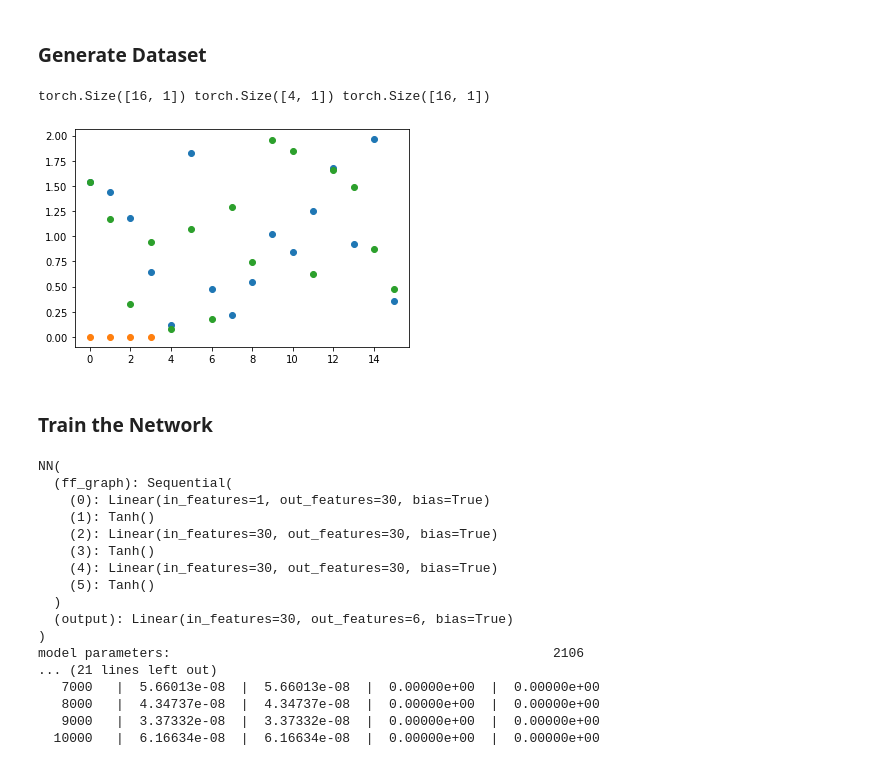
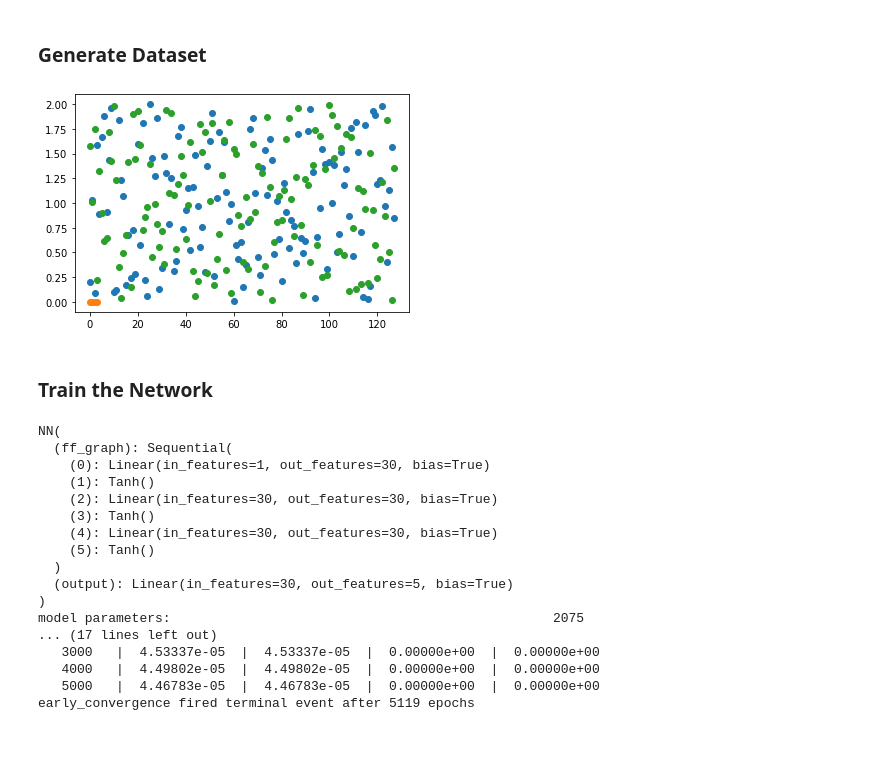
Before and after one commit to timzimm/CompSci, a Jupyter notebook: 02_neural_nets_on_pdes/src/eigenproblems_via_pinn.ipynb, the cells around one changed output. Drawn from its saved outputs; the diff is of its cells as text; code cells hidden in the pictures.

```diff
--- a/02_neural_nets_on_pdes/src/eigenproblems_via_pinn.ipynb
+++ b/02_neural_nets_on_pdes/src/eigenproblems_via_pinn.ipynb
@@ -14,2 +20,11 @@ from pinn import *
+# %%
+plt.style.use('../misc/report.mplstyle')
+
+# Toggle to save plots as pdf
+save=False
+save_dir = "../../../tex/02_neural_nets_on_pdes/img/"
+
+# Some shorthands for figure labels/legends
+MSE = r"$\mathrm{MSE}_\mathcal{V}$"
 # %%
 # Double-precision by default
@@ -56,13 +71,13 @@ def noop(y, tau):
 # %% [markdown]
 ### ODE specification
 # %%
-random_matrix = True
+random_matrix = False
 
 if random_matrix:
     dim = 6
-    A = generate_random_symmetric_matrix(dim)
+    A = generate_random_symmetric_matrix(dim).float()
 else:
-    A = torch.tensor(1/4 * np.array([[1,2,3,4,5],[2,-1,-2,-3,-4],[3,-2,1,1,1],[4,-3,1,0,0],[5,-4,1,0,0]]))
+    A = torch.tensor(1/4 * np.array([[1,2,3,4,5],[2,-1,-2,-3,-4],[3,-2,1,1,1],[4,-3,1,0,0],[5,-4,1,0,0]])).float()
     dim = A.shape[-1]
 
 assert np.allclose(A, A.T, rtol=1e-8, atol=1e-10)
@@ -116,11 +131,11 @@ def trial_function(net_output, tau):
 
 def temporal_sample(T, N_t, N_ic, N_bc, kind="lhs", function=dtau_dt_inv_identity):
     if kind == "lhs":
-        sampler = lambda N: torch.from_numpy(T * LatinHypercube(1).random(n = N))
+        sampler = lambda N: torch.from_numpy(T * LatinHypercube(1).random(n = N)).float()
     elif kind == "uniform":
-        sampler = lambda N: torch.from_numpy(np.linspace(0.01, .99*T, N).reshape(-1,1))
+        sampler = lambda N: torch.from_numpy(np.linspace(0.01, .99*T, N).reshape(-1,1)).float()
     elif kind == "rejection":
-        sampler = lambda N: torch.from_numpy(rejection_sampling(function, n=N, xmin=0.01, xmax=.99*T)).reshape(-1,1)
+        sampler = lambda N: torch.from_numpy(rejection_sampling(function, n=N, xmin=0.01, xmax=.99*T)).reshape(-1,1).float()
 
     #Interior points
     samples_t = sampler(N_t)
@@ -157,30 +171,38 @@ def monitor_eigenvalue_evolution(net):
 ### Generate Dataset
 # %%
 #IBVP parameters
-N_interior =  2**4
-N_bc = 2**4
+N_interior =  2**7
+N_bc = 2**7
 N_ic = 4
 T = 2
 
 # Generate training set
 X_train = temporal_sample(T, N_interior, N_ic, N_bc, kind="lhs")
 t_int, t_ic, t_bc = X_train
-print(t_int.shape, t_ic.shape, t_bc.shape)
 
 # Generate test data
 X_test = temporal_sample(T, N_interior, N_ic, N_bc, kind="lhs")
+t_int, t_ic, t_bc = X_test
 
 plt.scatter(np.arange(len(t_int)), t_int)
 plt.scatter(np.arange(len(t_ic)), t_ic)
 plt.scatter(np.arange(len(t_bc)), t_bc)
 
 plt.show()
 # %% [output]
-torch.Size([16, 1]) torch.Size([4, 1]) torch.Size([16, 1])
-[figure, old version]
+[figure, new version]
 # %% [markdown]
 ### Train the Network
 # %%
+def early_convergence(loss):
+    if np.abs(1.0 - loss / early_convergence.last_loss) < 1e-10:
+        return True
+    else:
+        early_convergence.last_loss = loss
+        return False
+early_convergence.last_loss = np.inf
+early_convergence.terminate = True
+
 hp = {"optimizer":"adam",
       "optimizer_params":{"lr":1e-3},
       "hidden_layers":[30,30,30],
@@ -189,9 +211,10 @@ hp = {"optimizer":"adam",
 
 eigen_nn = PiNN(eigenvector_ode, noop, noop, trial_function,
                 hooks=[monitor_eigenvalue_evolution, monitor_eigenvector_evolution],
+                events_for_loss=[early_convergence],
                 verbose=True, hyperparameters=hp)
 print(eigen_nn)
-eigen_nn.fit(X_train, None)
+eigen_nn.fit(X_train)
 # %% [output]
 NN(
   (ff_graph): Sequential(
@@ -202,11 +225,11 @@ NN(
     (4): Linear(in_features=30, out_features=30, bias=True)
     (5): Tanh()
   )
-  (output): Linear(in_features=30, out_features=6, bias=True)
+  (output): Linear(in_features=30, out_features=5, bias=True)
 )
-model parameters:                                                 2106
-... (21 lines left out)
-   7000   |  5.66013e-08  |  5.66013e-08  |  0.00000e+00  |  0.00000e+00
-   8000   |  4.34737e-08  |  4.34737e-08  |  0.00000e+00  |  0.00000e+00
-   9000   |  3.37332e-08  |  3.37332e-08  |  0.00000e+00  |  0.00000e+00
-  10000   |  6.16634e-08  |  6.16634e-08  |  0.00000e+00  |  0.00000e+00
+model parameters:                                                 2075
+... (17 lines left out)
+   3000   |  4.53337e-05  |  4.53337e-05  |  0.00000e+00  |  0.00000e+00
+   4000   |  4.49802e-05  |  4.49802e-05  |  0.00000e+00  |  0.00000e+00
+   5000   |  4.46783e-05  |  4.46783e-05  |  0.00000e+00  |  0.00000e+00
+early_convergence fired terminal event after 5119 epochs
```
Also changed, not shown: parts of 15 cells of this notebook, 3 other files.
